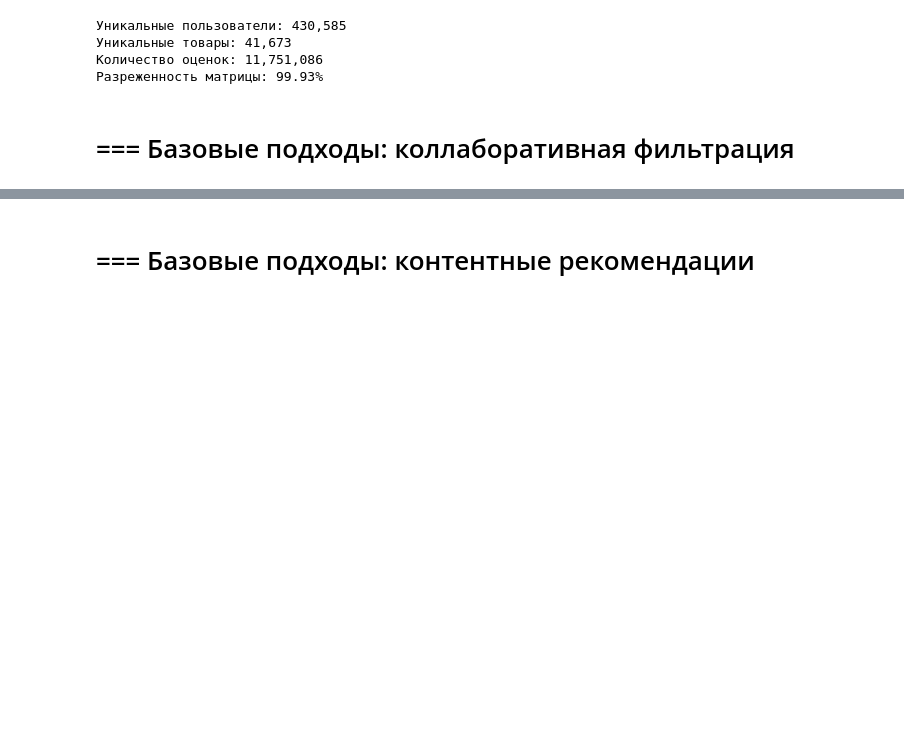
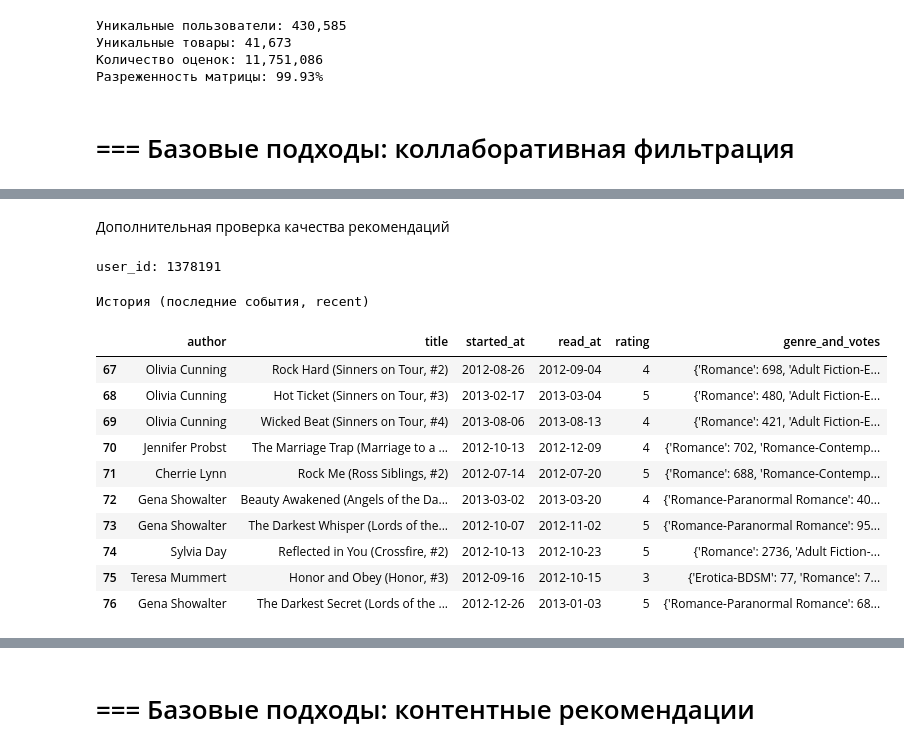
Before and after one commit to ozerge/mle-recsys-start, a Jupyter notebook: main_offline.ipynb, the cells around one changed output, grey strips where cells are left out. Saved outputs shown, nothing was run; the diff lists cells and outputs as text; code cells hidden in the pictures; blank space fills up the shorter version.

```diff
--- a/main_offline.ipynb
+++ b/main_offline.ipynb
@@ -312,0 +604,31 @@ print(
+# %% [markdown]
+Дополнительная проверка качества рекомендаций
+# %%
+# выберем произвольного пользователя из тренировочной выборки ("прошлого")
+user_id = events_train['user_id'].sample().iat[0]
+
+print(f"user_id: {user_id}")
+# %% [output]
+user_id: 1378191
+# %%
+print("История (последние события, recent)")
+user_history = (
+    events_train
+    .query("user_id == @user_id")
+    .merge(items.set_index("item_id")[["author", "title", "genre_and_votes"]], on="item_id")
+)
+user_history_to_print = user_history[["author", "title", "started_at", "read_at", "rating", "genre_and_votes"]].tail(10)
+display(user_history_to_print)
+# %% [output]
+История (последние события, recent)
+|  | author | title | started_at | read_at | rating | genre_and_votes |
+| 67 | Olivia Cunning | Rock Hard (Sinners on Tour, #2) | 2012-08-26 | 2012-09-04 | 4 | {'Romance': 698, 'Adult Fiction-E... |
+| 68 | Olivia Cunning | Hot Ticket (Sinners on Tour, #3) | 2013-02-17 | 2013-03-04 | 5 | {'Romance': 480, 'Adult Fiction-E... |
+| 69 | Olivia Cunning | Wicked Beat (Sinners on Tour, #4) | 2013-08-06 | 2013-08-13 | 4 | {'Romance': 421, 'Adult Fiction-E... |
+| 70 | Jennifer Probst | The Marriage Trap (Marriage to a ... | 2012-10-13 | 2012-12-09 | 4 | {'Romance': 702, 'Romance-Contemp... |
+| 71 | Cherrie Lynn | Rock Me (Ross Siblings, #2) | 2012-07-14 | 2012-07-20 | 5 | {'Romance': 688, 'Romance-Contemp... |
+| 72 | Gena Showalter | Beauty Awakened (Angels of the Da... | 2013-03-02 | 2013-03-20 | 4 | {'Romance-Paranormal Romance': 40... |
+| 73 | Gena Showalter | The Darkest Whisper (Lords of the... | 2012-10-07 | 2012-11-02 | 5 | {'Romance-Paranormal Romance': 95... |
+| 74 | Sylvia Day | Reflected in You (Crossfire, #2) | 2012-10-13 | 2012-10-23 | 5 | {'Romance': 2736, 'Adult Fiction-... |
+| 75 | Teresa Mummert | Honor and Obey (Honor, #3) | 2012-09-16 | 2012-10-15 | 3 | {'Erotica-BDSM': 77, 'Romance': 7... |
+| 76 | Gena Showalter | The Darkest Secret (Lords of the ... | 2012-12-26 | 2013-01-03 | 5 | {'Romance-Paranormal Romance': 68... |
```
Also changed, not shown: parts of 19 cells of this notebook, 1 other file.
